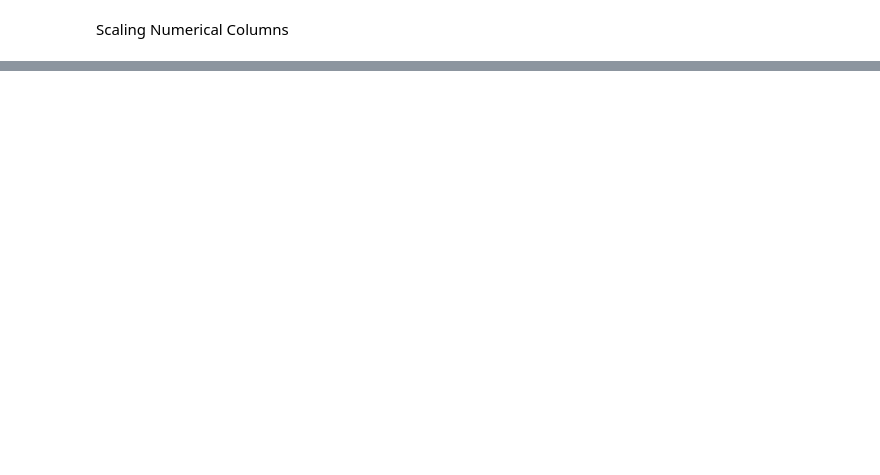
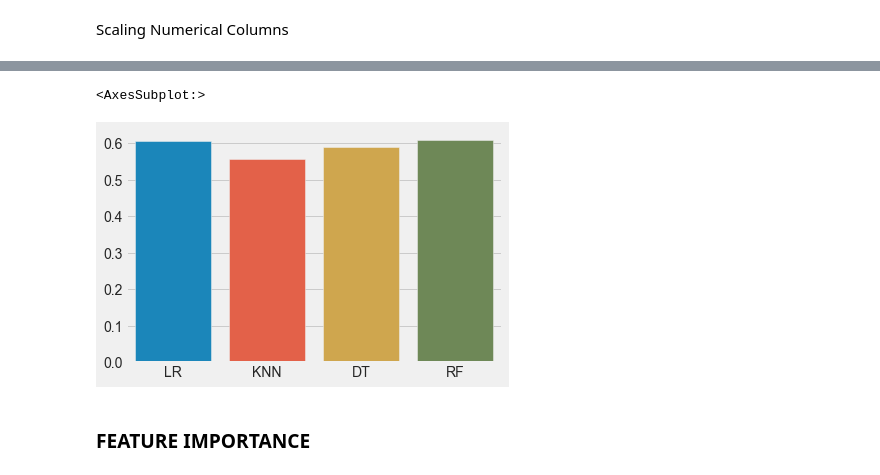
Before and after one commit to georgespap/healthcare_covid19, a Jupyter notebook: python_code_ipynb/HEALTHCARE.ipynb, the cells around one changed output, grey strips where cells are left out. Cells and saved outputs as stored; diff of their text form; code cells hidden in the pictures; blank space fills up the shorter version.

```diff
--- a/python_code_ipynb/HEALTHCARE.ipynb
+++ b/python_code_ipynb/HEALTHCARE.ipynb
@@ -679,0 +319,6 @@ shap.summary_plot(shap_values, Xsm_, plot_type="bar")
+# %%
+lr = LogisticRegression(multi_class='auto',class_weight='balanced',max_iter=300)
+lr.fit(X_train, y_train)
+y_pred_lr=lr.predict(X_test)
+print(classification_report(y_test, y_pred_lr))
+balanced_accuracy_score(y_test, y_pred_lr)
@@ -679,0 +335,7 @@ shap.summary_plot(shap_values, Xsm_, plot_type="bar")
+# %%
+# KNN
+knn = KNeighborsClassifier(n_neighbors = 3)
+knn.fit(X_train, y_train)
+y_pred_knn = knn.predict(X_test)
+print(classification_report(y_test, y_pred_knn))
+balanced_accuracy_score(y_test, y_pred_knn)
@@ -679,0 +352,7 @@ shap.summary_plot(shap_values, Xsm_, plot_type="bar")
+# %%
+# Random Forest
+random_forest = RandomForestClassifier(n_estimators=100,class_weight='balanced')
+random_forest.fit(X_train, y_train)
+y_pred_RF = random_forest.predict(X_test)
+print(classification_report(y_test, y_pred_RF))
+balanced_accuracy_score(y_test, y_pred_RF)
@@ -679,0 +369,7 @@ shap.summary_plot(shap_values, Xsm_, plot_type="bar")
+# %%
+# Decision Tree
+decision_tree = DecisionTreeClassifier()
+decision_tree.fit(X_train, y_train)
+y_pred_DT = decision_tree.predict(X_test)
+print(classification_report(y_test, y_pred_DT))
+balanced_accuracy_score(y_test, y_pred_DT)
@@ -679,0 +386,10 @@ shap.summary_plot(shap_values, Xsm_, plot_type="bar")
+# %%
+sns.barplot(x= ['LR','KNN','DT','RF'],y= [balanced_accuracy_score(y_test, y_pred_lr),
+                                          balanced_accuracy_score(y_test, y_pred_knn),
+                                          balanced_accuracy_score(y_test, y_pred_DT),
+                                          balanced_accuracy_score(y_test, y_pred_RF)])
+# %% [output]
+<AxesSubplot:>
+[figure, added]
+# %% [markdown]
+### FEATURE IMPORTANCE
```
Also changed, not shown: parts of 105 cells of this notebook.
